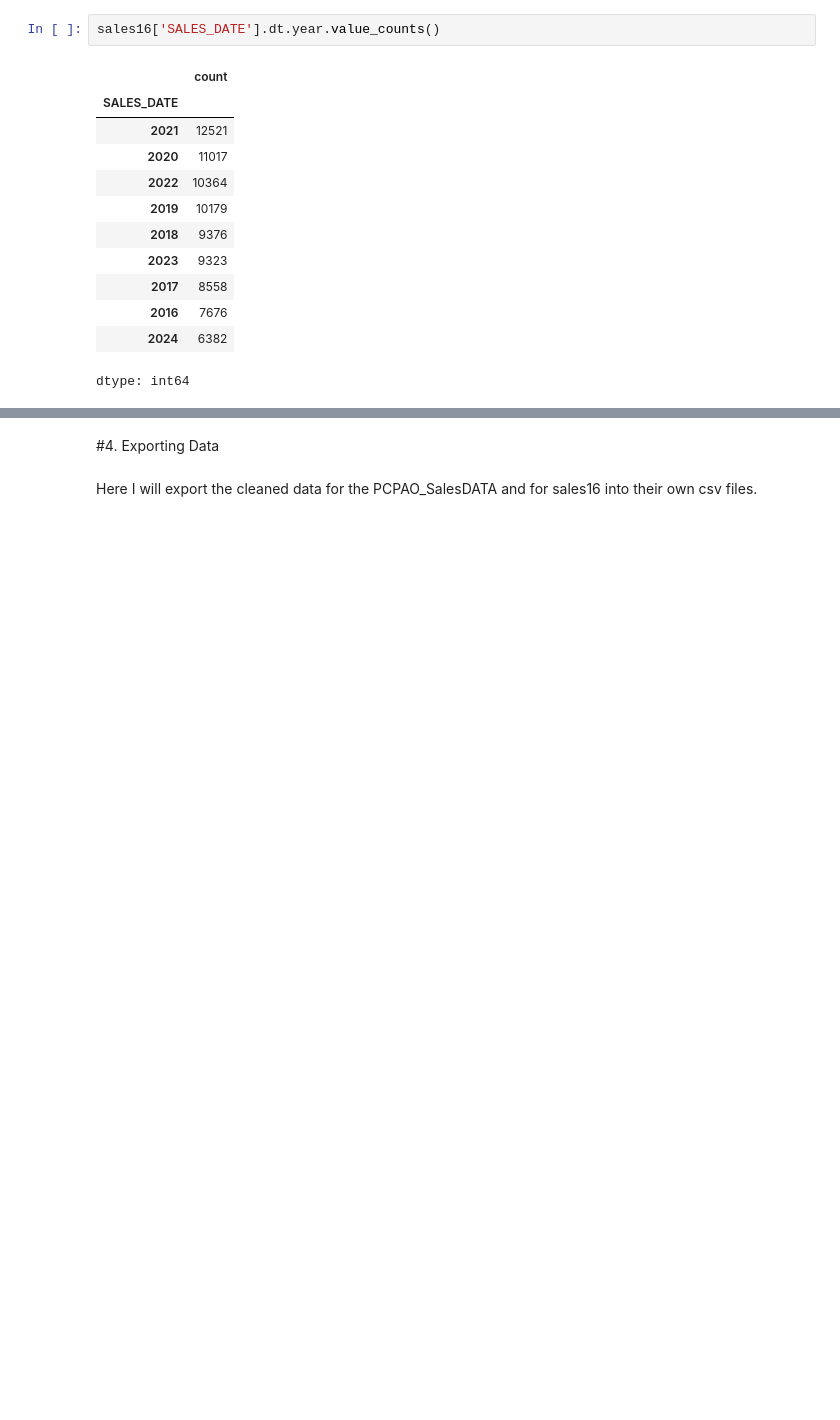
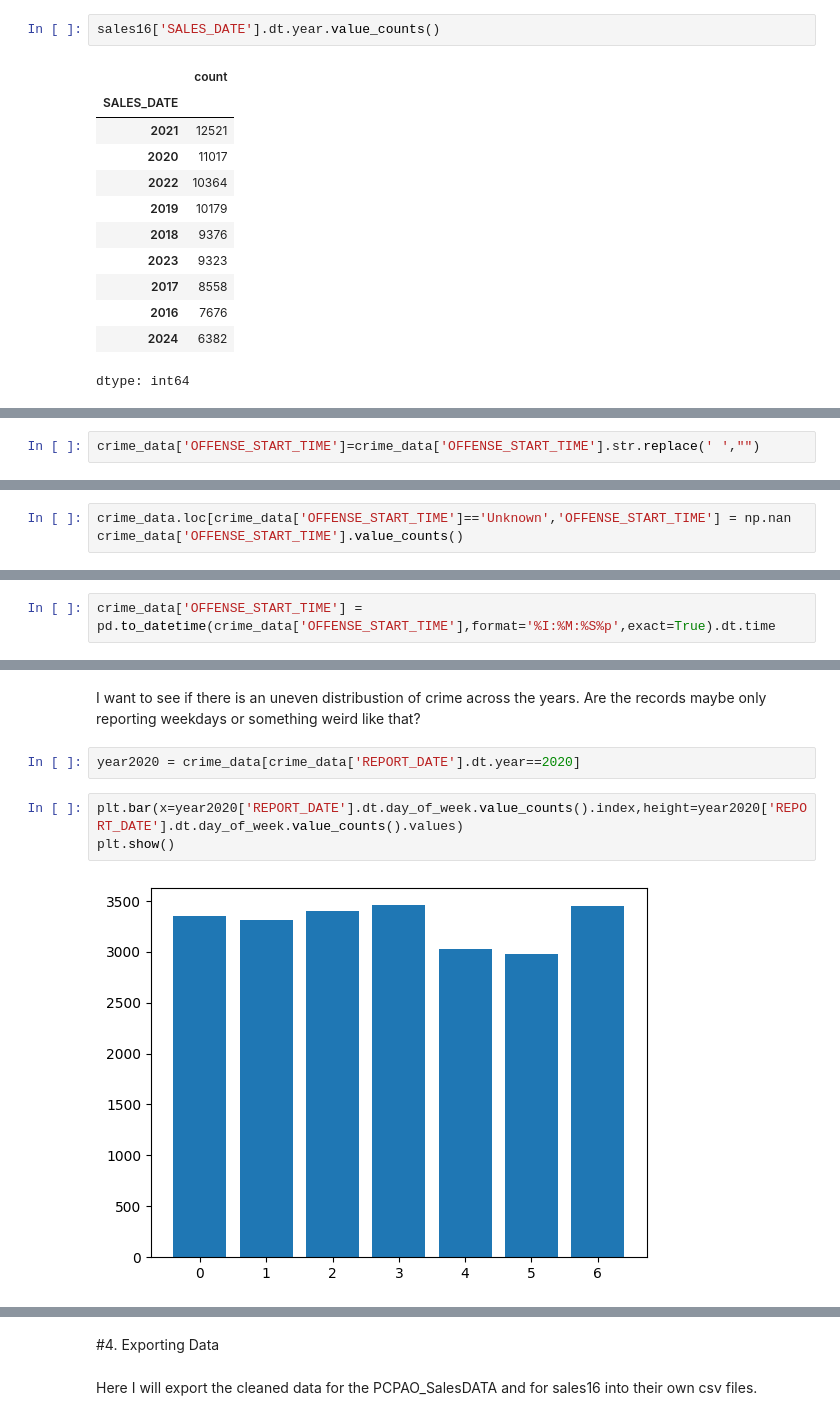
Before and after one commit to spenser-withans/CapstoneProject, a Jupyter notebook: Notebooks/Data_Wrangling.ipynb, the cells around one changed output, grey strips where cells are left out. Drawn from its saved outputs; the diff is of its cells as text; blank space fills up the shorter version.

```diff
--- a/Notebooks/Data_Wrangling.ipynb
+++ b/Notebooks/Data_Wrangling.ipynb
@@ -463,0 +856,2 @@ dtype: int64
+# %%
+crime_data['OFFENSE_START_TIME']=crime_data['OFFENSE_START_TIME'].str.replace(' ',"")
@@ -463,0 +878,3 @@ dtype: int64
+# %%
+crime_data.loc[crime_data['OFFENSE_START_TIME']=='Unknown','OFFENSE_START_TIME'] = np.nan
+crime_data['OFFENSE_START_TIME'].value_counts()
@@ -463,0 +899,2 @@ dtype: int64
+# %%
+crime_data['OFFENSE_START_TIME'] = pd.to_datetime(crime_data['OFFENSE_START_TIME'],format='%I:%M:%S%p',exact=True).dt.time
@@ -463,0 +925,9 @@ dtype: int64
+# %% [markdown]
+I want to see if there is an uneven distribustion of crime across the years. Are the records maybe only reporting weekdays or something weird like that?
+# %%
+year2020 = crime_data[crime_data['REPORT_DATE'].dt.year==2020]
+# %%
+plt.bar(x=year2020['REPORT_DATE'].dt.day_of_week.value_counts().index,height=year2020['REPORT_DATE'].dt.day_of_week.value_counts().values)
+plt.show()
+# %% [output]
+[figure, added]
```
Also changed, not shown: parts of 86 cells of this notebook.
